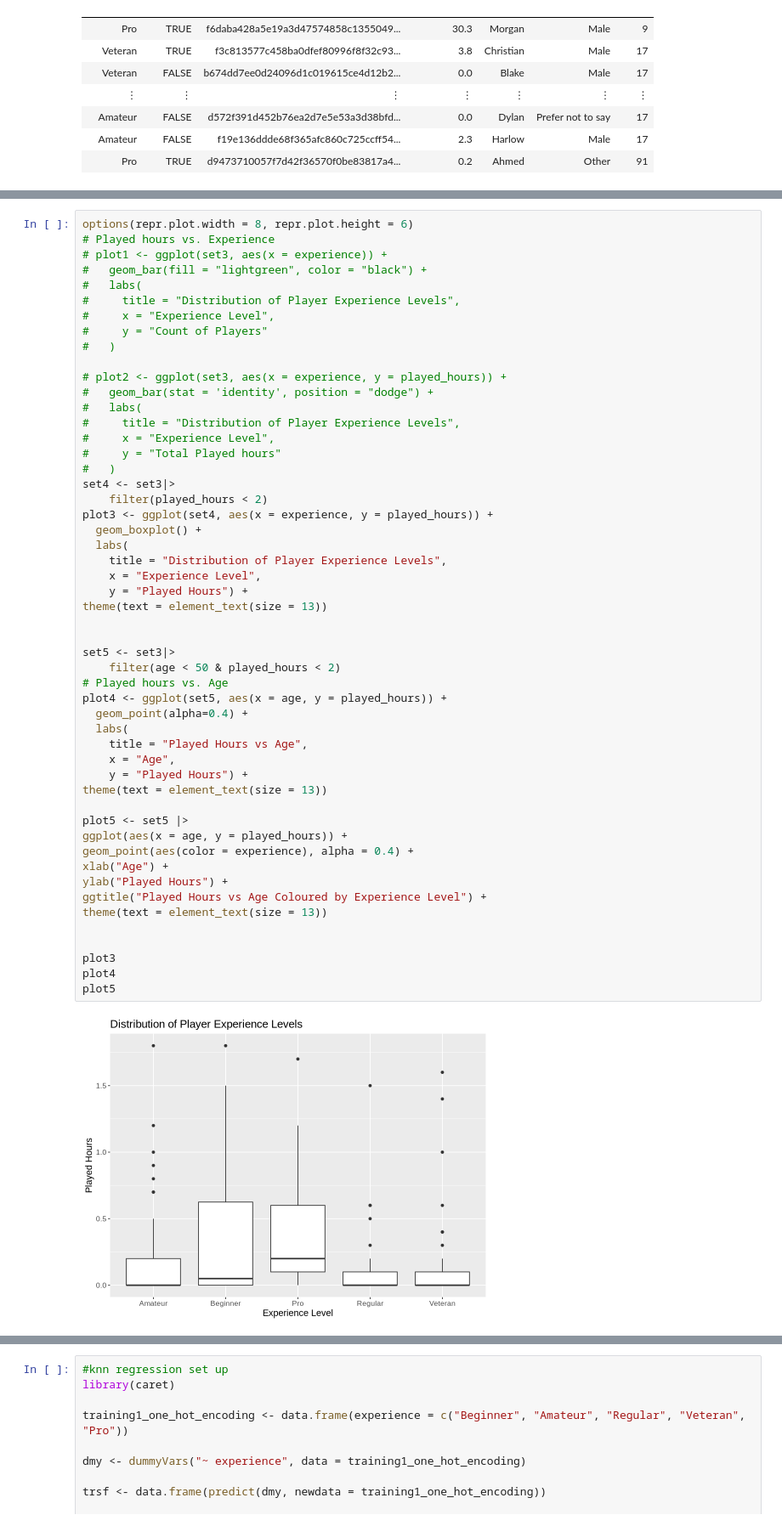
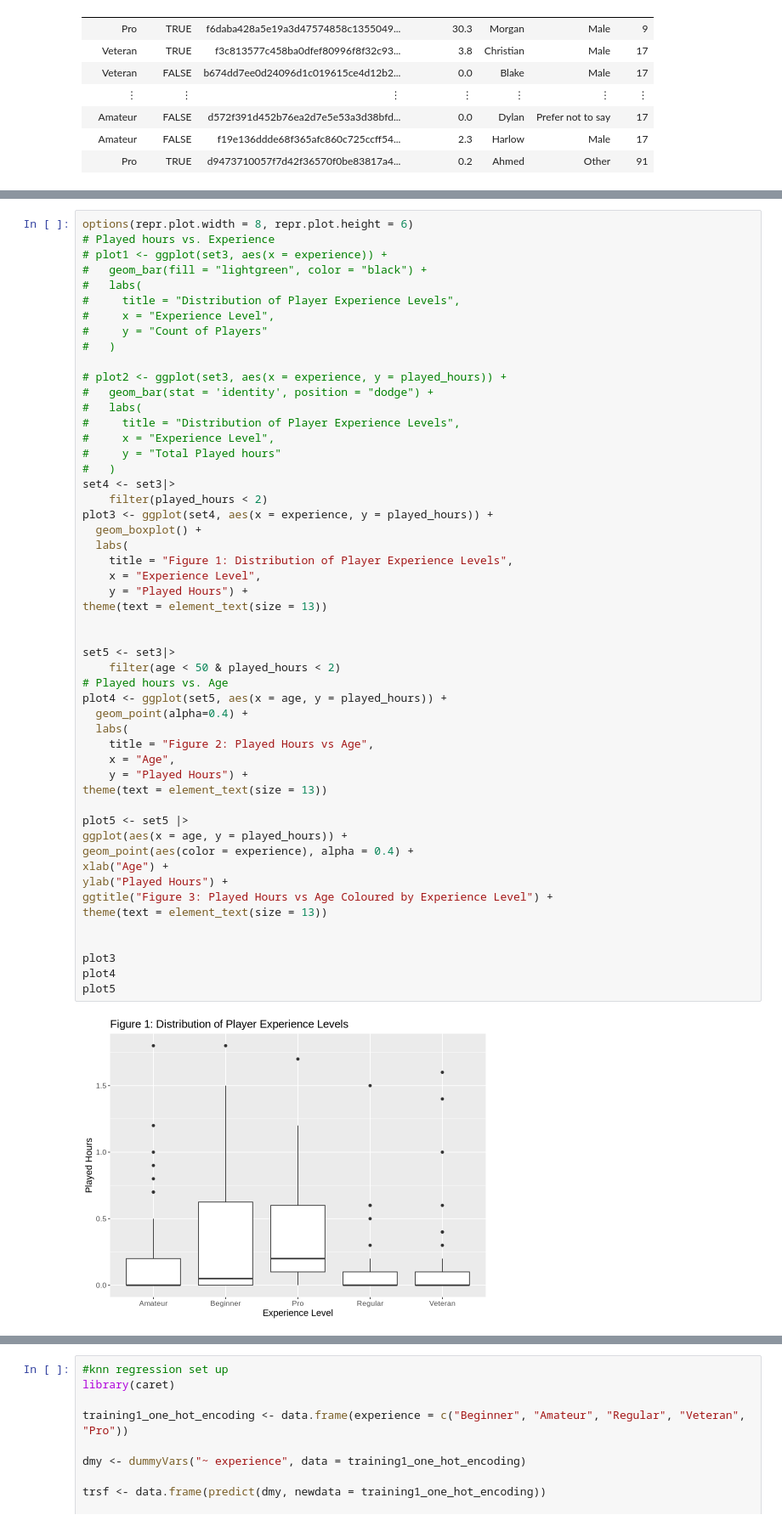
Before and after one commit to xlaure/Plaicraft_Project, a Jupyter notebook: project_final_report.ipynb, the cells around one changed output, grey strips where cells are left out. Shown: that part at 85% size. Drawn from its saved outputs; the diff is of its cells as text.

Commit message:
added figure names

```diff
--- a/project_final_report.ipynb
+++ b/project_final_report.ipynb
@@ -174,34 +192,34 @@ set4 <- set3|>
 plot3 <- ggplot(set4, aes(x = experience, y = played_hours)) +
   geom_boxplot() +
   labs(
-    title = "Distribution of Player Experience Levels",
+    title = "Figure 1: Distribution of Player Experience Levels",
     x = "Experience Level",
     y = "Played Hours") +
 theme(text = element_text(size = 13))
 
 
 set5 <- set3|>
     filter(age < 50 & played_hours < 2)
 # Played hours vs. Age
 plot4 <- ggplot(set5, aes(x = age, y = played_hours)) +
   geom_point(alpha=0.4) +
   labs(
-    title = "Played Hours vs Age",
+    title = "Figure 2: Played Hours vs Age",
     x = "Age",
     y = "Played Hours") +
 theme(text = element_text(size = 13))
 
 plot5 <- set5 |>
 ggplot(aes(x = age, y = played_hours)) +
 geom_point(aes(color = experience), alpha = 0.4) +
 xlab("Age") +
 ylab("Played Hours") +
-ggtitle("Played Hours vs Age Coloured by Experience Level") +
+ggtitle("Figure 3: Played Hours vs Age Coloured by Experience Level") +
 theme(text = element_text(size = 13))
 
 
 plot3
 plot4
 plot5
 # %% [output]
-[figure, old version]
+[figure, new version]
```
Also changed, not shown: parts of 2 cells of this notebook.
